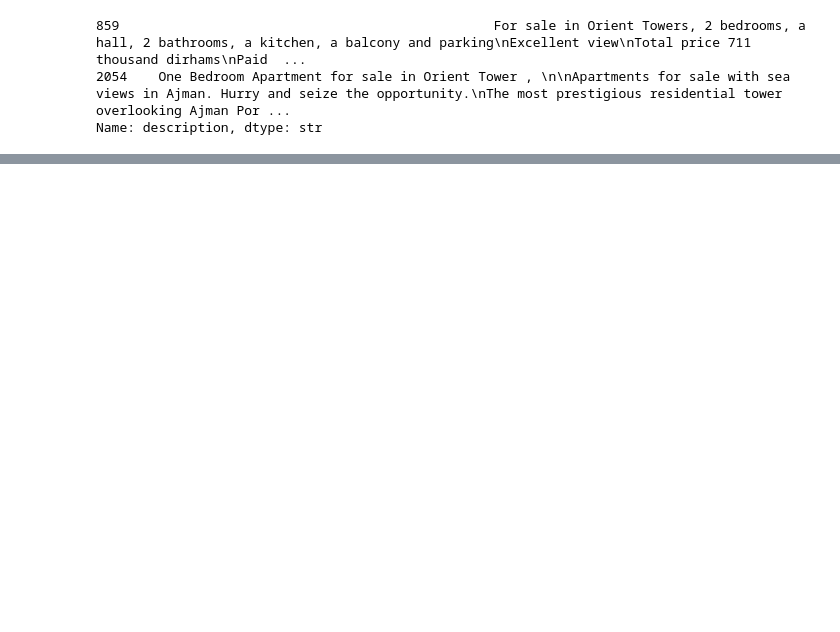
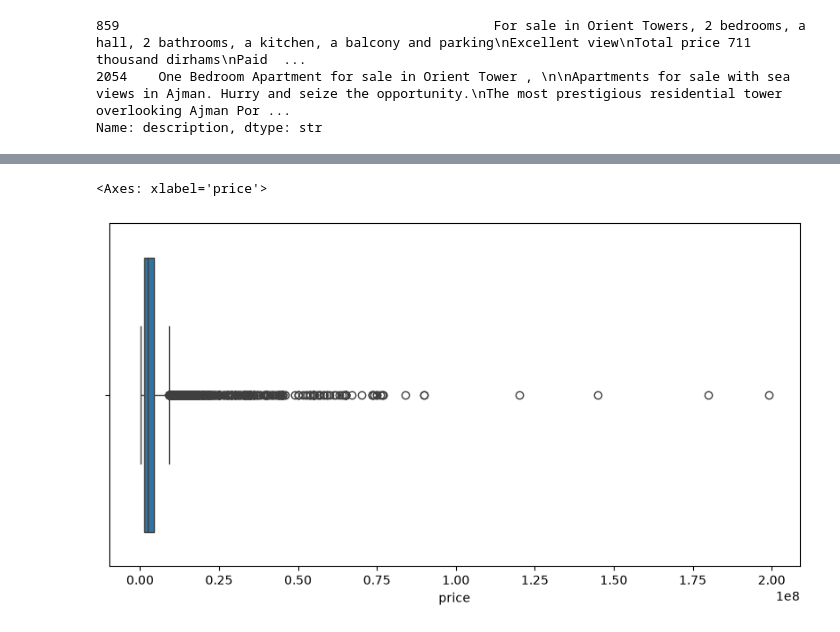
Before and after one commit to mustufah101-cmyk/Dubai-Property-Price-Estimator, a Jupyter notebook: notebook.ipynb, the cells around one changed output, grey strips where cells are left out. Drawn from its saved outputs; the diff is of its cells as text; code cells hidden in the pictures; blank space fills up the shorter version.

```diff
--- a/notebook.ipynb
+++ b/notebook.ipynb
@@ -879,0 +921,6 @@ The lowest prices per sqft are mostly in the cheaper northern emirates, as expec
+# %%
+plt.figure(figsize = (10,5))
+sns.boxplot(x = df['price'])
+# %% [output]
+<Axes: xlabel='price'>
+[figure, added]
```
Also changed, not shown: parts of 73 cells of this notebook.
